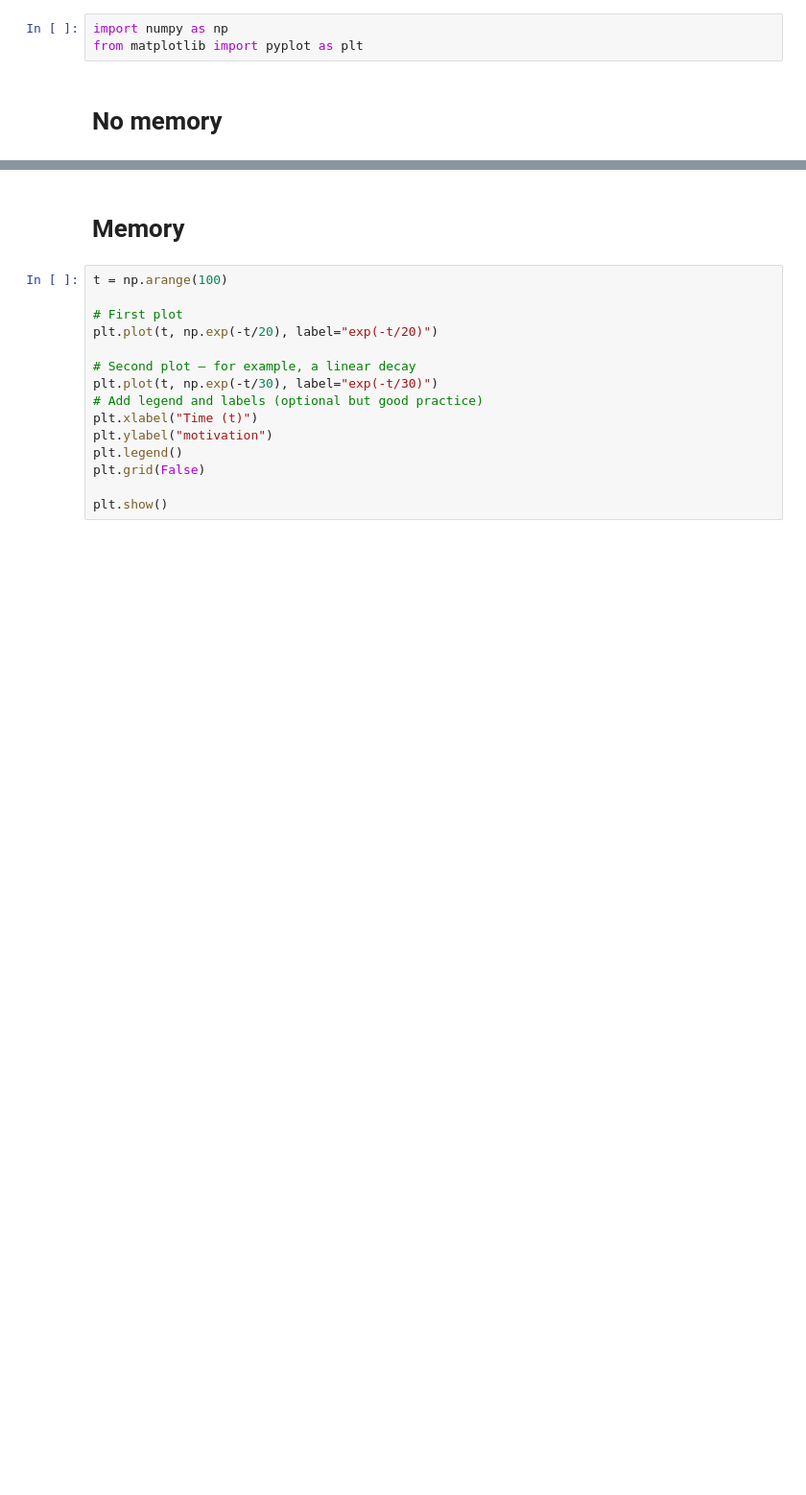
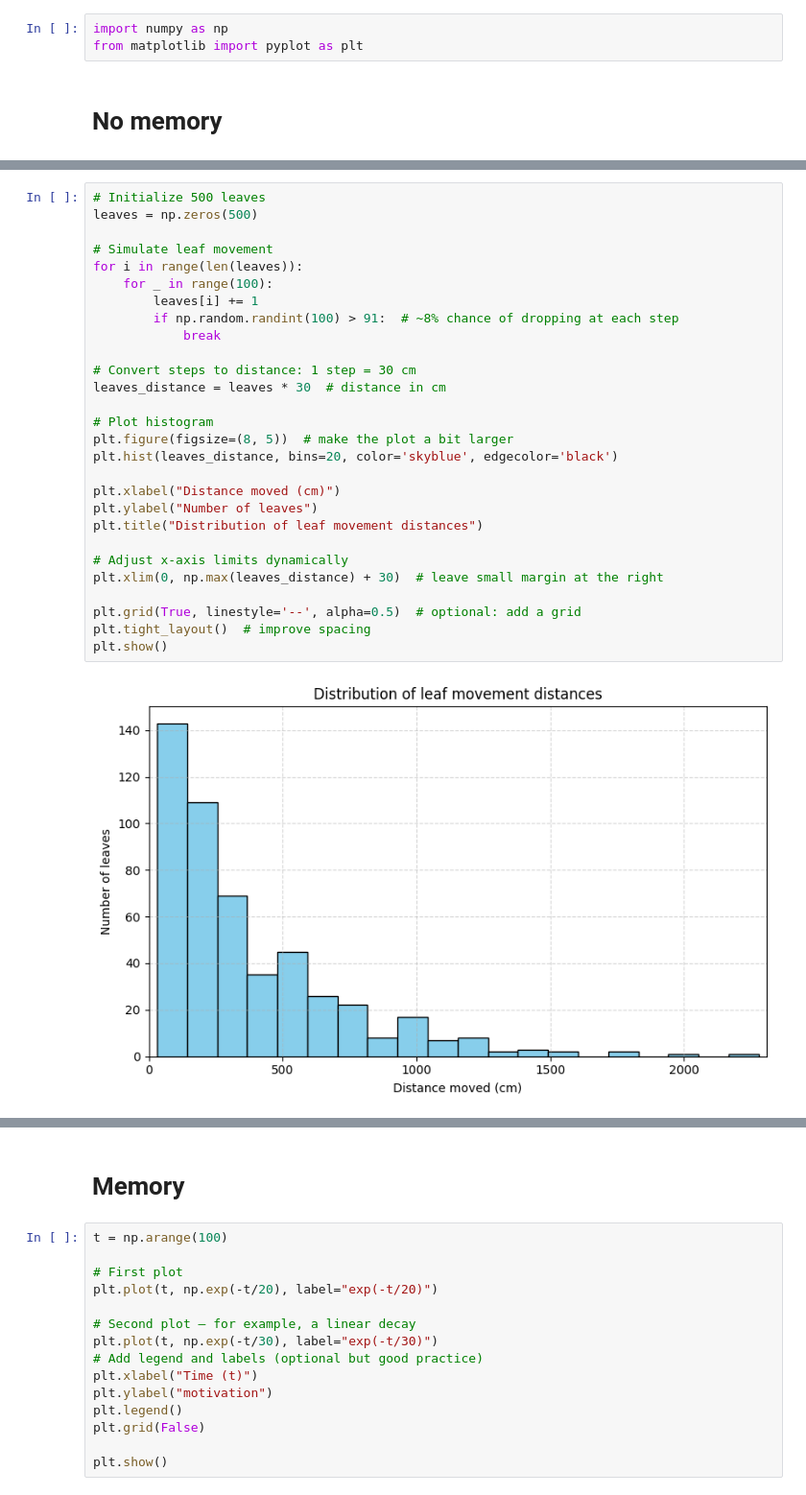
Before and after one commit to kleineidam/LeafTransport, a Jupyter notebook: ants.ipynb, the cells around one changed output, grey strips where cells are left out. Shown: that part at 96% size. Saved outputs shown, nothing was run; the diff lists cells and outputs as text; blank space fills up the shorter version.

```diff
--- a/ants.ipynb
+++ b/ants.ipynb
@@ -21,0 +24,30 @@ plt.hist(leaves);
+# %%
+# Initialize 500 leaves
+leaves = np.zeros(500)
+
+# Simulate leaf movement
+for i in range(len(leaves)):
+    for _ in range(100):
+        leaves[i] += 1
+        if np.random.randint(100) > 91:  # ~8% chance of dropping at each step
+            break
+
+# Convert steps to distance: 1 step = 30 cm
+leaves_distance = leaves * 30  # distance in cm
+
+# Plot histogram
+plt.figure(figsize=(8, 5))  # make the plot a bit larger
+plt.hist(leaves_distance, bins=20, color='skyblue', edgecolor='black')
+
+plt.xlabel("Distance moved (cm)")
+plt.ylabel("Number of leaves")
+plt.title("Distribution of leaf movement distances")
+
+# Adjust x-axis limits dynamically
+plt.xlim(0, np.max(leaves_distance) + 30)  # leave small margin at the right
+
+plt.grid(True, linestyle='--', alpha=0.5)  # optional: add a grid
+plt.tight_layout()  # improve spacing
+plt.show()
+# %% [output]
+[figure, added]
```
Also changed, not shown: parts of 8 cells of this notebook.
